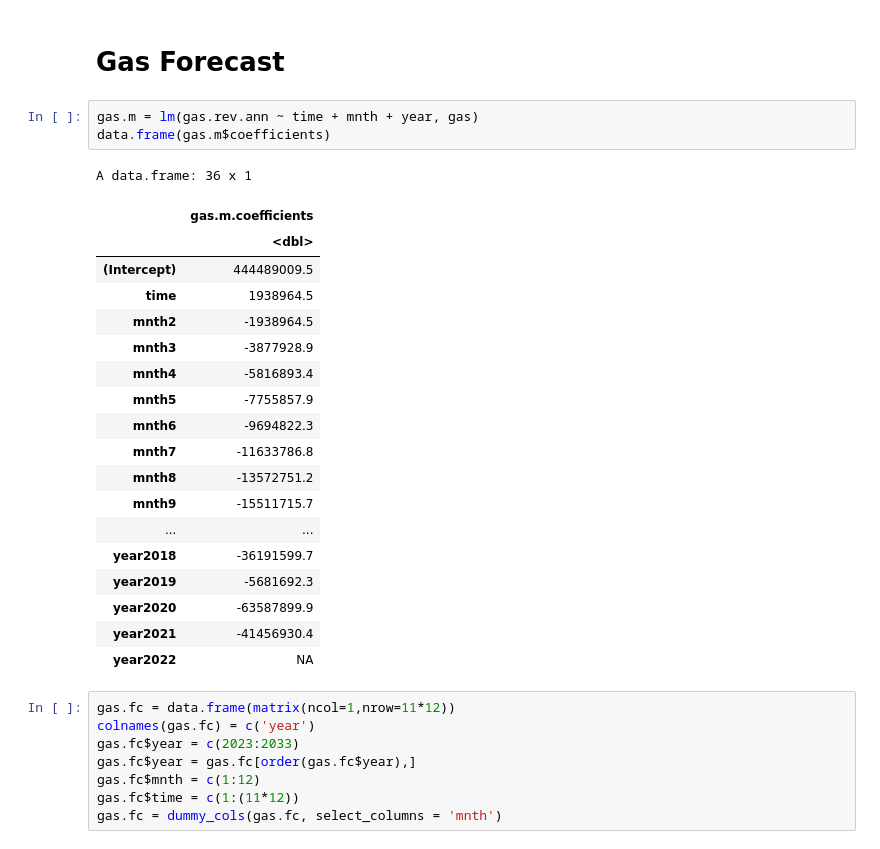
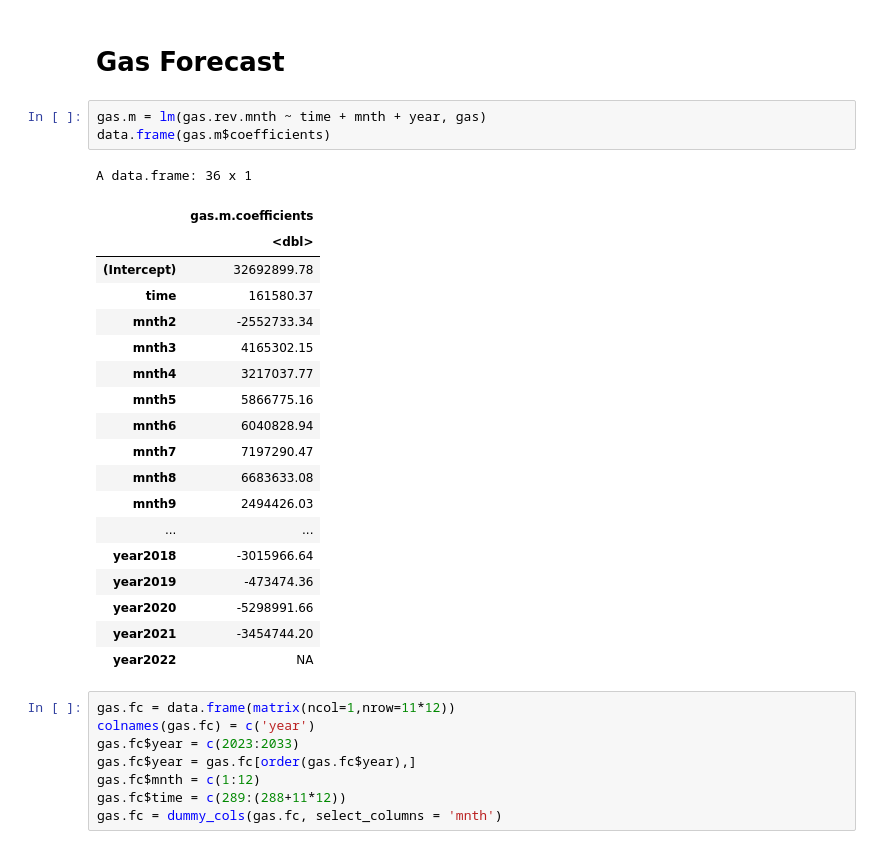
Before and after one commit to n-smalley/f606-Final-Project, a Jupyter notebook: forecasting-r.ipynb, the cells around one changed output. Saved outputs shown, nothing was run; the diff lists cells and outputs as text.

```diff
--- a/forecasting-r.ipynb
+++ b/forecasting-r.ipynb
@@ -38,27 +56,27 @@ vmt.2022.m$coefficients[[1]] + vmt.2022.m$coefficients[[2]]*2022
 # %% [markdown]
 # Gas Forecast
 # %%
-gas.m = lm(gas.rev.ann ~ time + mnth + year, gas)
+gas.m = lm(gas.rev.mnth ~ time + mnth + year, gas)
 data.frame(gas.m$coefficients)
 # %% [output]
 A data.frame: 36 x 1
 |  | gas.m.coefficients |
 |  | <dbl> |
-| (Intercept) | 444489009.5 |
-| time | 1938964.5 |
-| mnth2 | -1938964.5 |
-| mnth3 | -3877928.9 |
-| mnth4 | -5816893.4 |
-| mnth5 | -7755857.9 |
-| mnth6 | -9694822.3 |
-| mnth7 | -11633786.8 |
-| mnth8 | -13572751.2 |
-| mnth9 | -15511715.7 |
+| (Intercept) | 32692899.78 |
+| time | 161580.37 |
+| mnth2 | -2552733.34 |
+| mnth3 | 4165302.15 |
+| mnth4 | 3217037.77 |
+| mnth5 | 5866775.16 |
+| mnth6 | 6040828.94 |
+| mnth7 | 7197290.47 |
+| mnth8 | 6683633.08 |
+| mnth9 | 2494426.03 |
 | ... | ... |
-| year2018 | -36191599.7 |
-| year2019 | -5681692.3 |
-| year2020 | -63587899.9 |
-| year2021 | -41456930.4 |
+| year2018 | -3015966.64 |
+| year2019 | -473474.36 |
+| year2020 | -5298991.66 |
+| year2021 | -3454744.20 |
 | year2022 | NA |
 # %%
 gas.fc = data.frame(matrix(ncol=1,nrow=11*12))
@@ -66,6 +84,6 @@ colnames(gas.fc) = c('year')
 gas.fc$year = c(2023:2033)
 gas.fc$year = gas.fc[order(gas.fc$year),]
 gas.fc$mnth = c(1:12)
-gas.fc$time = c(1:(11*12))
+gas.fc$time = c(289:(288+11*12))
 gas.fc = dummy_cols(gas.fc, select_columns = 'mnth')
 # %%
```
Also changed, not shown: parts of 5 cells of this notebook.
